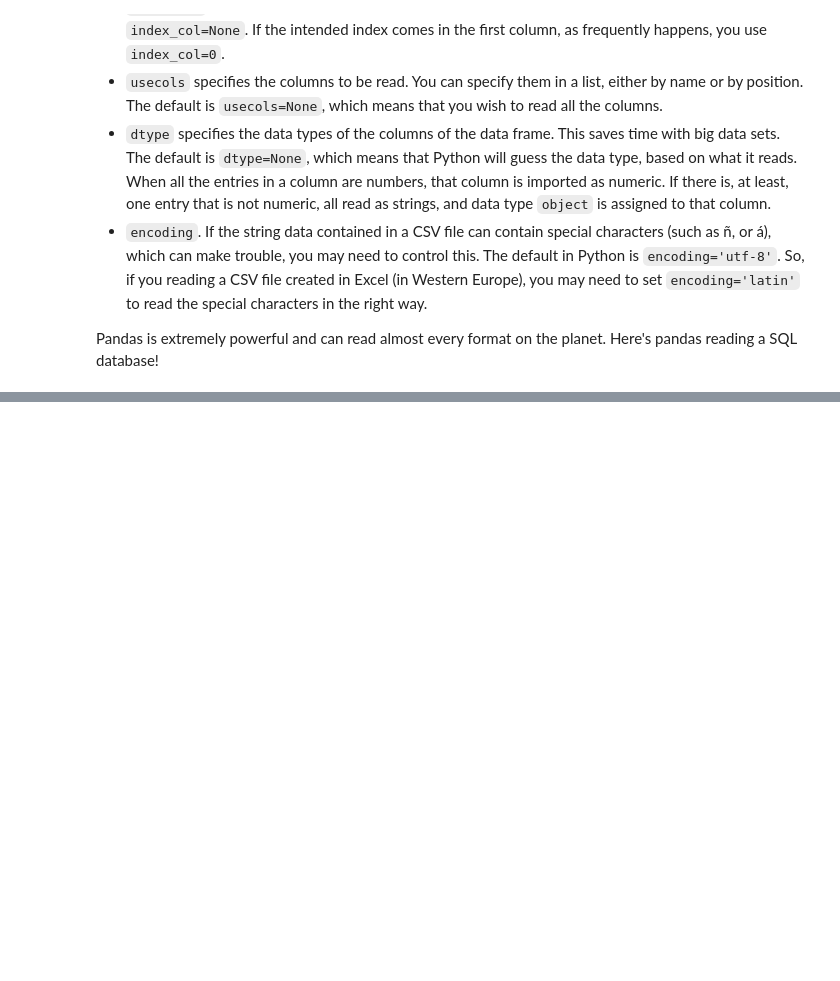
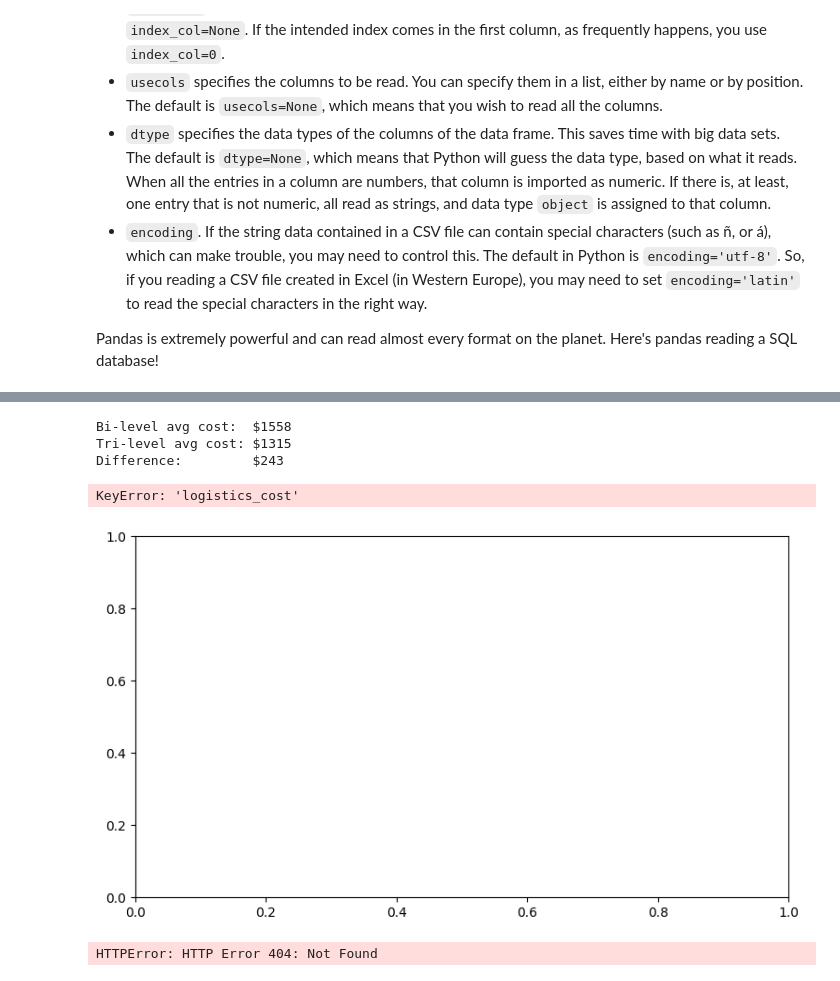
Before and after one commit to ciri/iese-dsfb, a Jupyter notebook: notebooks/200-Pandas.ipynb, the cells around one changed output, grey strips where cells are left out. Saved outputs shown, nothing was run; the diff lists cells and outputs as text; code cells hidden in the pictures; blank space fills up the shorter version.

```diff
--- a/notebooks/200-Pandas.ipynb
+++ b/notebooks/200-Pandas.ipynb
@@ -540,0 +463,6 @@ You don’t need to memorize all Pandas functions. You need to know what’s pos
+# %%
+## Solution: CEU & Shipping Cost
+df['footprint_m2'] = (df['length'] / 1000) * (df['width'] / 1000)
+df['ceu'] = df['footprint_m2'] / 7.5
+df['shipping_cost'] = df['ceu'] * 800
+df[['brand', 'model_name', 'footprint_m2', 'ceu', 'shipping_cost']].head(8)
@@ -540,0 +479,8 @@ You don’t need to memorize all Pandas functions. You need to know what’s pos
+# %%
+## Solution: Logistics Cost Exercise
+df_modern = df[df['introduction'] > 2000].copy()
+df_modern['bi_level'] = df_modern['height'] > 1450
+df_modern['rail_cost'] = 450 + 250 * df_modern['bi_level']
+df_modern['total_logistics_cost'] = df_modern['shipping_cost'] + df_modern['rail_cost']
+print(f"Bi-level required: {df_modern['bi_level'].sum()} cars ({df_modern['bi_level'].mean():.1%})")
+df_modern[['brand', 'model_name', 'height', 'bi_level', 'shipping_cost', 'rail_cost', 'total_logistics_cost']].head(10)
@@ -540,0 +500,46 @@ You don’t need to memorize all Pandas functions. You need to know what’s pos
+# %%
+## Solution: Mean comparison (bi-level vs tri-level)
+bilevel_mean = df_modern[df_modern['bi_level']]['total_logistics_cost'].mean()
+regular_mean = df_modern[~df_modern['bi_level']]['total_logistics_cost'].mean()
+print(f"Bi-level avg cost:  ${bilevel_mean:.0f}")
+print(f"Tri-level avg cost: ${regular_mean:.0f}")
+print(f"Difference:         ${bilevel_mean - regular_mean:.0f}")
+# %% [output]
+Bi-level avg cost:  $1558
+Tri-level avg cost: $1315
+Difference:         $243
+# %%
+import numpy as np
+
+fig, ax = __import__('matplotlib.pyplot', fromlist=['pyplot']).subplots(figsize=(9, 5))
+
+for bi_val, color, label in [(False, 'steelblue', 'Tri-level (height ≤ 1,450 mm)'),
+                              (True,  'tomato',    'Bi-level  (height > 1,450 mm)')]:
+    subset = df_modern[df_modern['bi_level'] == bi_val]
+
+    # Scatter
+    ax.scatter(subset['height'], subset['logistics_cost'],
+               c=color, alpha=0.4, s=40, label=label)
+
+    # Regression line
+    #m, b = np.polyfit(subset['height'], subset['logistics_cost'], 1)
+    #x_range = np.linspace(subset['height'].min(), subset['height'].max(), 100)
+    #ax.plot(x_range, m * x_range + b, color=color, linewidth=2.5)
+    mean_cost = subset['logistics_cost'].mean()
+    ax.axhline(y=mean_cost, color=color, linewidth=2.5, linestyle='-')
+ax.axvline(x=1450, color='black', linestyle='--', linewidth=1.2, label='1,450 mm threshold')
+ax.set_xlabel('Height (mm)')
+ax.set_ylabel('Total Logistics Cost ($)')
+ax.set_title('Vehicle Height vs Total Logistics Cost — Parallel Regression Lines Show the Rail Premium')
+ax.legend()
+# %% [output]
+KeyError: 'logistics_cost'
+[figure, added]
+# %%
+## Solution: Merge & Profit Ranking
+margin_df = pd.read_csv('https://raw.githubusercontent.com/ciri/iese-dsfb/main/resources/tabular/car_margins.csv')
+df_merged = df_modern.merge(margin_df, on='group', how='left')
+df_merged['estimated_profit'] = df_merged['price'] * df_merged['oem_gross_margin']
+df_merged[['brand', 'model_name', 'price', 'oem_gross_margin', 'estimated_profit']].sort_values('estimated_profit', ascending=False).head(15)
+# %% [output]
+HTTPError: HTTP Error 404: Not Found
```
Also changed, not shown: parts of 88 cells of this notebook, 2 other files.
